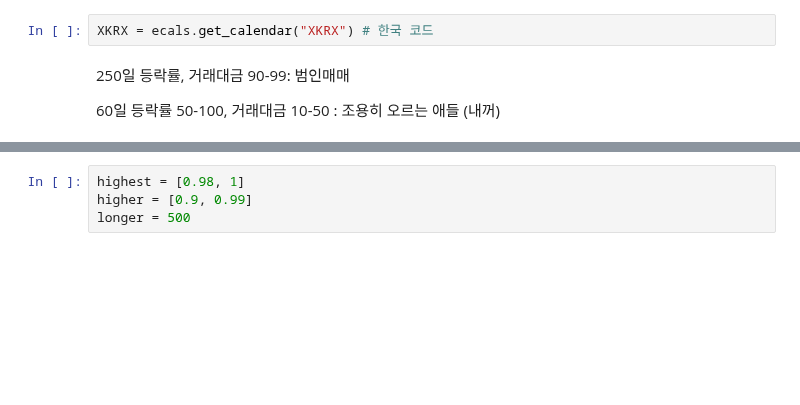
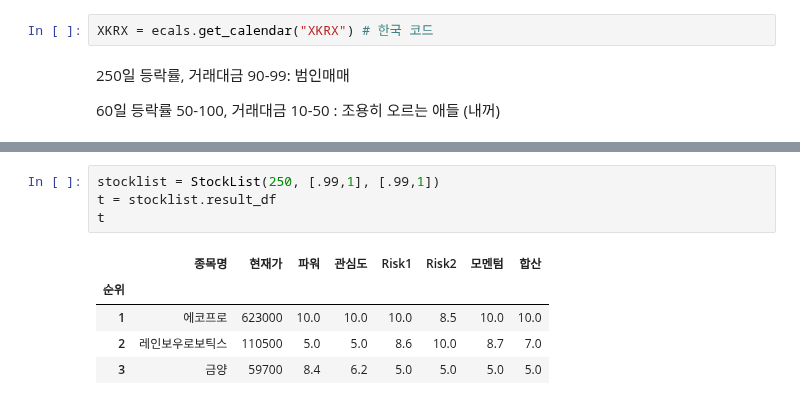
Before and after one commit to yeonghun00/stock-notes, a Jupyter notebook: useful/good_stocks.ipynb, the cells around one changed output, grey strips where cells are left out. Cells and saved outputs as stored; diff of their text form; blank space fills up the shorter version.

```diff
--- a/useful/good_stocks.ipynb
+++ b/useful/good_stocks.ipynb
@@ -192,4 +155,10 @@ class StockList():
-# %%
-highest = [0.98, 1]
-higher = [0.9, 0.99]
-longer = 500
+# %%
+stocklist = StockList(250, [.99,1], [.99,1])
+t = stocklist.result_df
+t
+# %% [output]
+|  | 종목명 | 현재가 | 파워 | 관심도 | Risk1 | Risk2 | 모멘텀 | 합산 |
+| 순위 |  |  |  |  |  |  |  |  |
+| 1 | 에코프로 | 623000 | 10.0 | 10.0 | 10.0 | 8.5 | 10.0 | 10.0 |
+| 2 | 레인보우로보틱스 | 110500 | 5.0 | 5.0 | 8.6 | 10.0 | 8.7 | 7.0 |
+| 3 | 금양 | 59700 | 8.4 | 6.2 | 5.0 | 5.0 | 5.0 | 5.0 |
```
Also changed, not shown: parts of 12 cells of this notebook.
